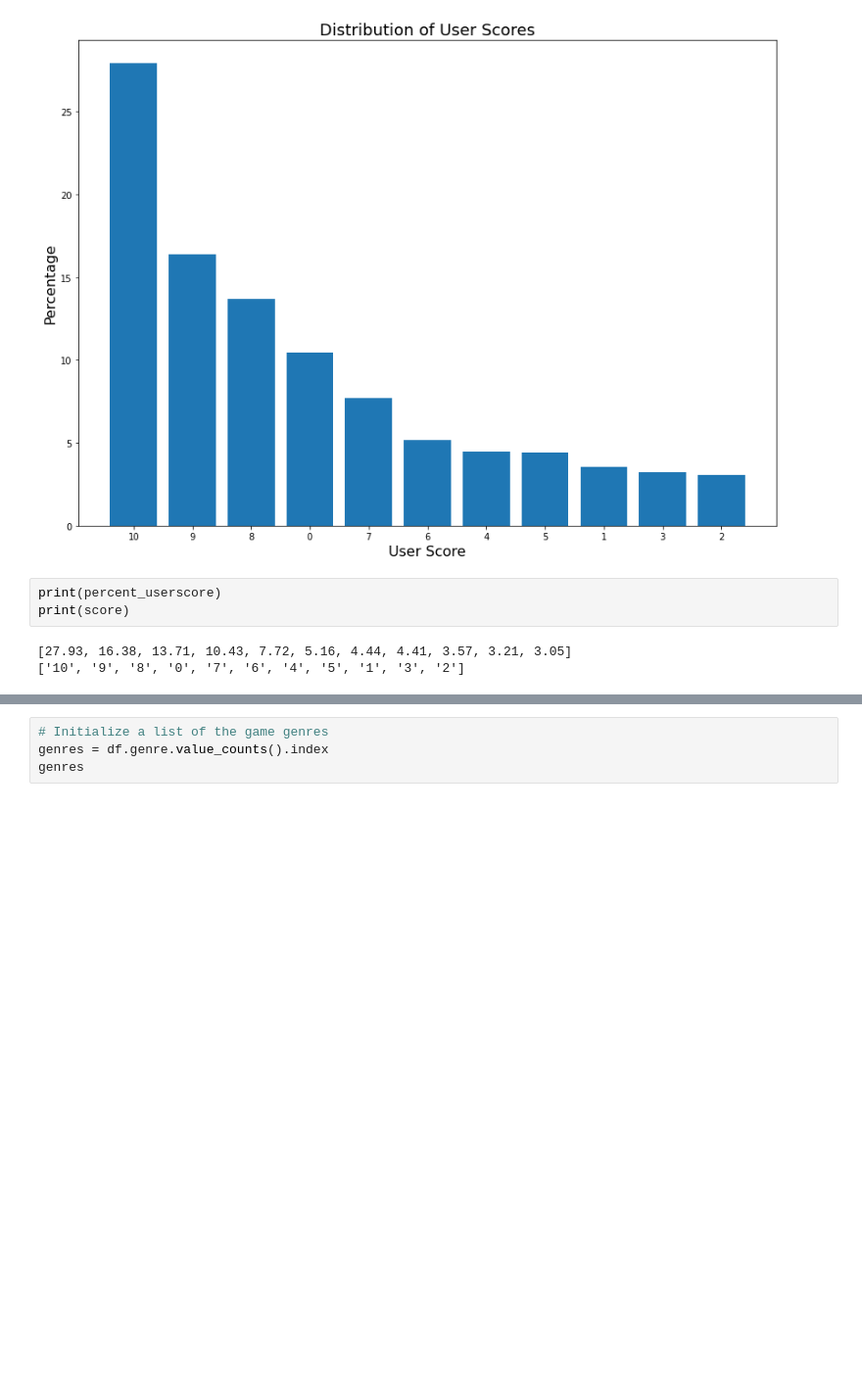
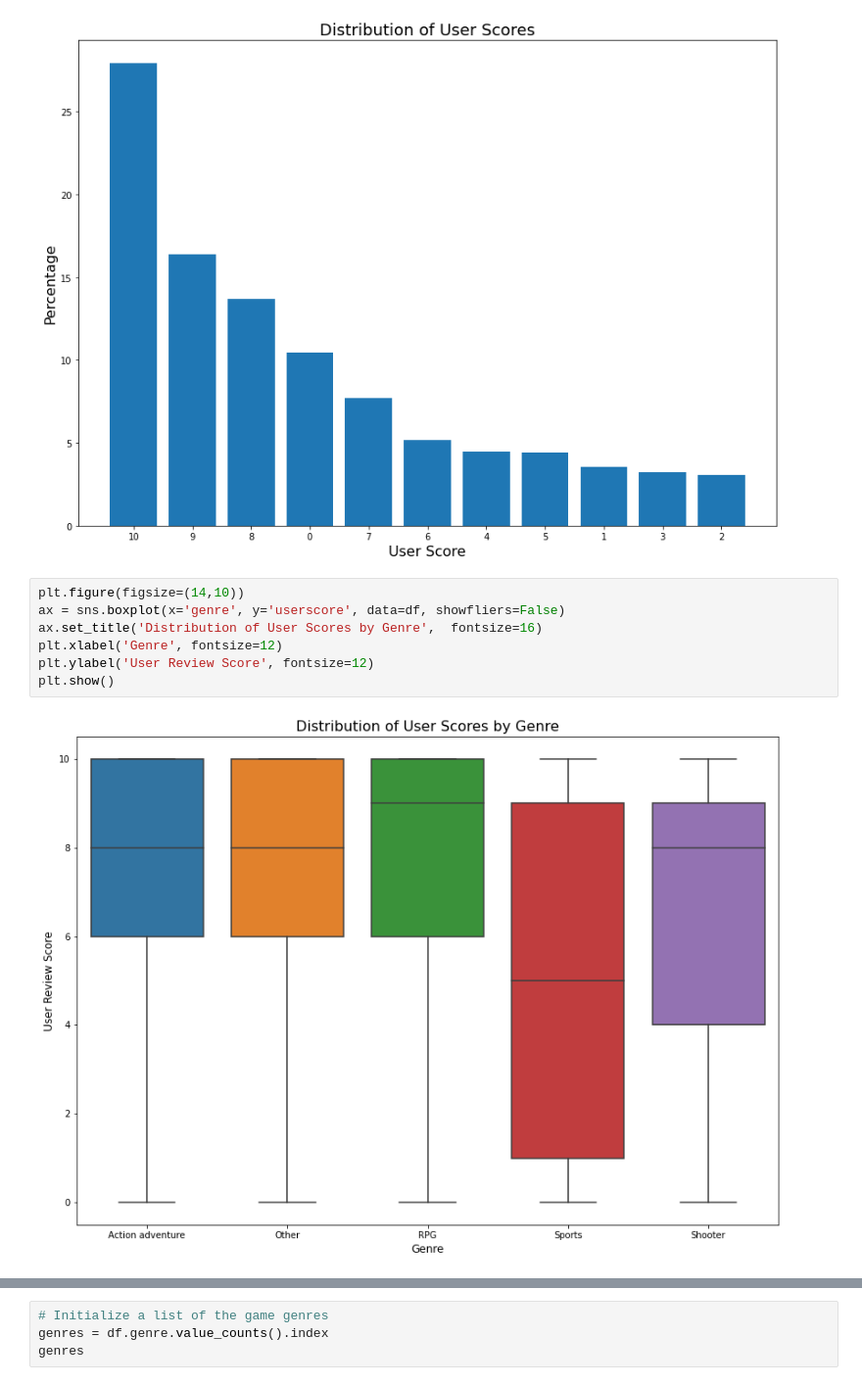
Before and after one commit to filiaguilar/Springboard-DS, a Jupyter notebook: Capstone 2/Exploratory Data Analysis.ipynb, the cells around one changed output, grey strips where cells are left out. Shown at 98% size. Drawn from its saved outputs; the diff is of its cells as text; blank space fills up the shorter version.

```diff
--- a/Capstone 2/Exploratory Data Analysis.ipynb
+++ b/Capstone 2/Exploratory Data Analysis.ipynb
@@ -34,10 +33,13 @@ plt.ylabel('Percentage', fontsize=16)
 # %% [output]
 Text(0, 0.5, 'Percentage')
 [figure]
-# %%
-print(percent_userscore)
-print(score)
-# %% [output]
-[27.93, 16.38, 13.71, 10.43, 7.72, 5.16, 4.44, 4.41, 3.57, 3.21, 3.05]
-['10', '9', '8', '0', '7', '6', '4', '5', '1', '3', '2']
+# %%
+plt.figure(figsize=(14,10))
+ax = sns.boxplot(x='genre', y='userscore', data=df, showfliers=False)
+ax.set_title('Distribution of User Scores by Genre',  fontsize=16)
+plt.xlabel('Genre', fontsize=12)
+plt.ylabel('User Review Score', fontsize=12)
+plt.show()
+# %% [output]
+[figure, added]
 # %% [markdown]
```
Also changed, not shown: parts of 26 cells of this notebook, 3 other files.
